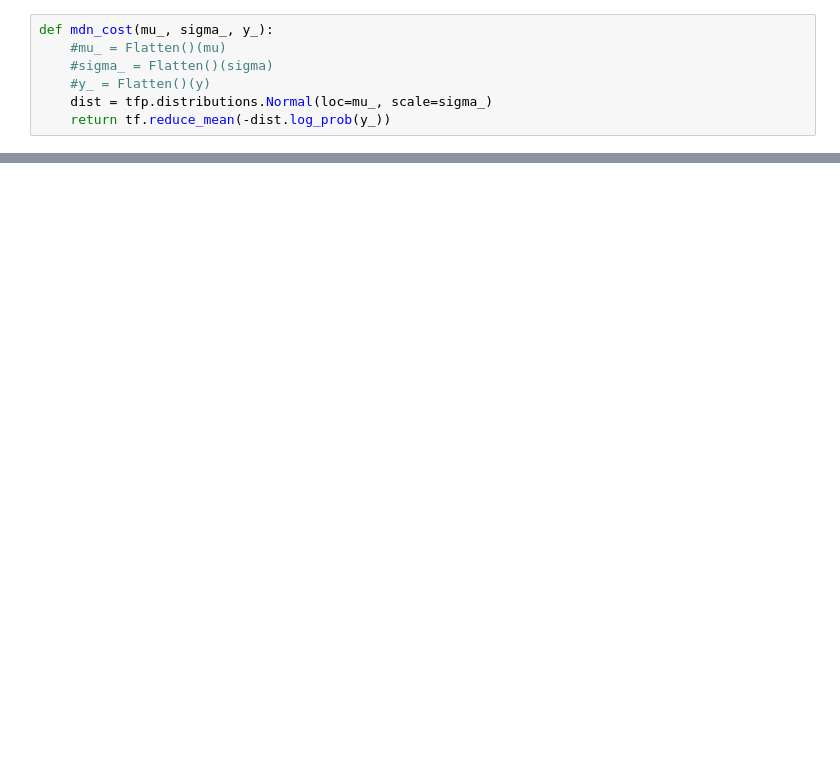
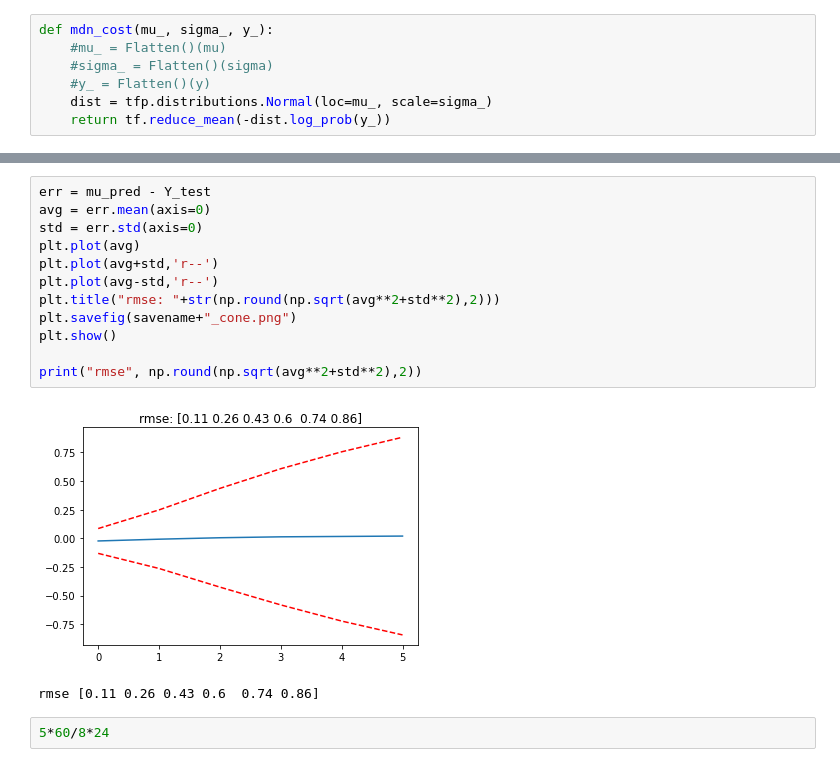
Before and after one commit to rickardbrannvall/valborg, a Jupyter notebook: model_3_neural.ipynb, the cells around one changed output, grey strips where cells are left out. Drawn from its saved outputs; the diff is of its cells as text; blank space fills up the shorter version.

```diff
--- a/model_3_neural.ipynb
+++ b/model_3_neural.ipynb
@@ -222,0 +250,17 @@ plt.show()
+# %%
+err = mu_pred - Y_test
+avg = err.mean(axis=0)
+std = err.std(axis=0)
+plt.plot(avg)
+plt.plot(avg+std,'r--')
+plt.plot(avg-std,'r--')
+plt.title("rmse: "+str(np.round(np.sqrt(avg**2+std**2),2)))
+plt.savefig(savename+"_cone.png")
+plt.show()
+
+print("rmse", np.round(np.sqrt(avg**2+std**2),2))
+# %% [output]
+[figure, added]
+rmse [0.11 0.26 0.43 0.6  0.74 0.86]
+# %%
+5*60/8*24
```
Also changed, not shown: parts of 13 cells of this notebook, 2 other files.
